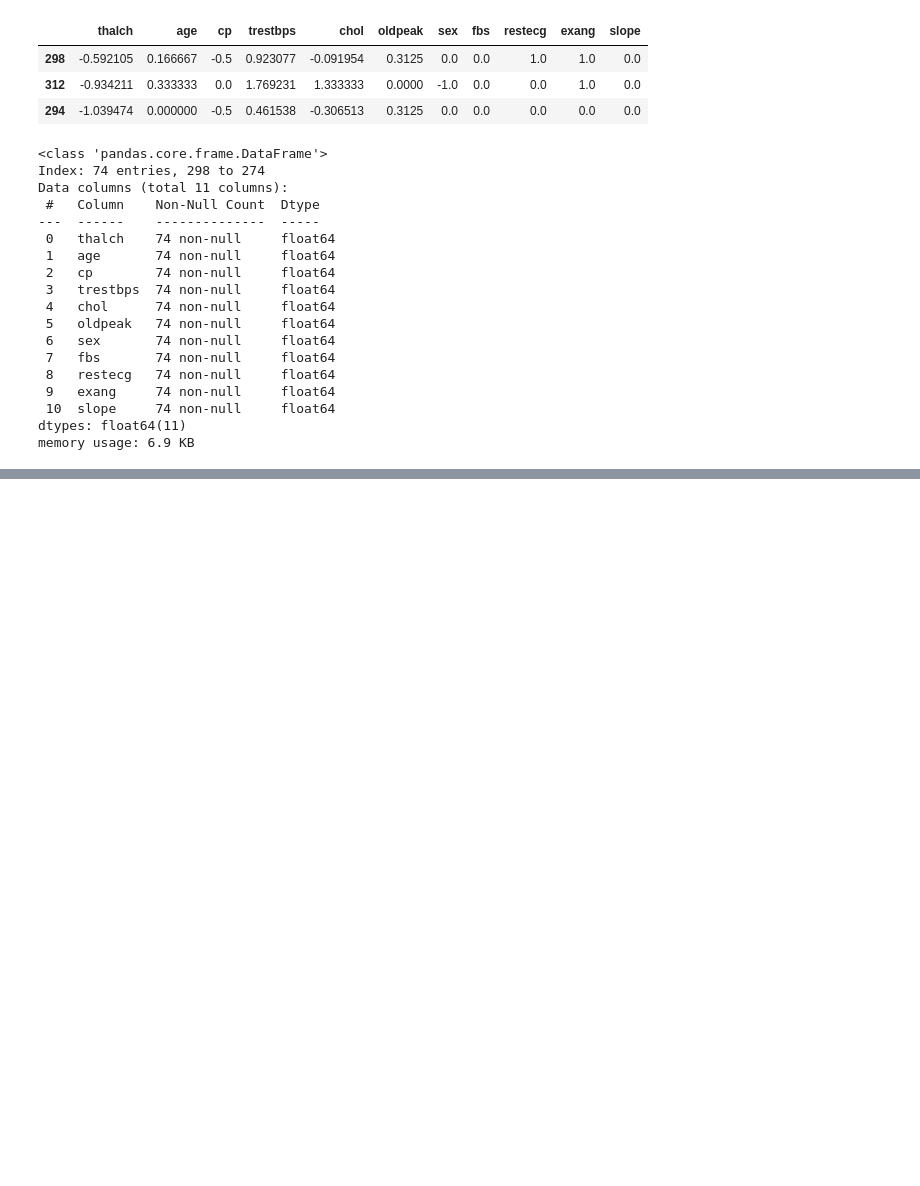
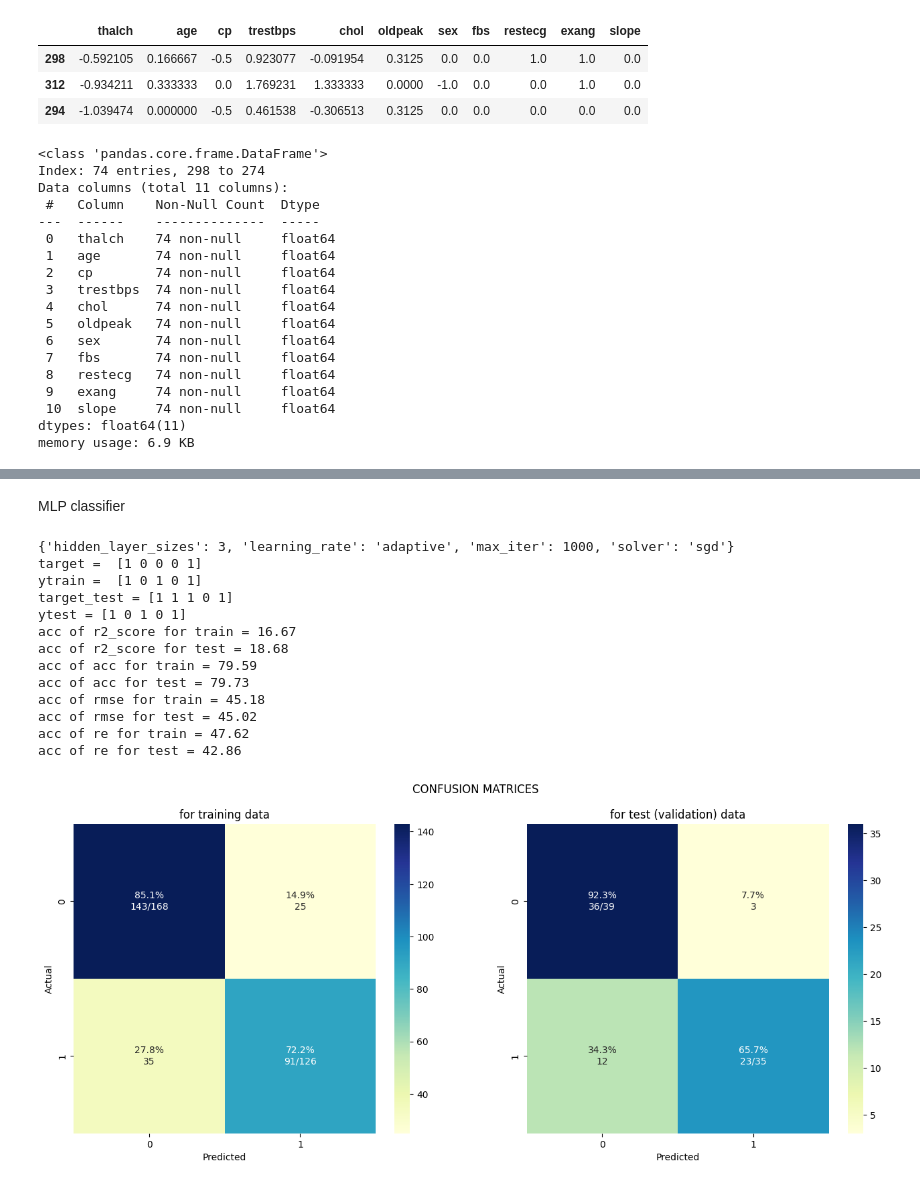
Before and after one commit to okechukwuchude/Heart-disease-prediction, a Jupyter notebook: hearth disease prediction.ipynb, the cells around one changed output, grey strips where cells are left out. Drawn from its saved outputs; the diff is of its cells as text; code cells hidden in the pictures; blank space fills up the shorter version.

```diff
--- a/hearth disease prediction.ipynb
+++ b/hearth disease prediction.ipynb
@@ -461,0 +718,31 @@ memory usage: 6.9 KB
+# %% [markdown]
+MLP classifier
+# %%
+%%time
+# MLPClassifier
+
+mlp = MLPClassifier()
+param_grid = {'hidden_layer_sizes': [i for i in range(2,5)],
+              'solver': ['sgd'],
+              'learning_rate': ['adaptive'],
+              'max_iter': [1000]
+              }
+mlp_GS = GridSearchCV(mlp, param_grid=param_grid, cv=cv_train, verbose=False)
+mlp_GS.fit(train, target)
+print(mlp_GS.best_params_)
+acc_metrics_calc(3,mlp_GS,train,test,target,target_test)
+# %% [output]
+{'hidden_layer_sizes': 3, 'learning_rate': 'adaptive', 'max_iter': 1000, 'solver': 'sgd'}
+target =  [1 0 0 0 1]
+ytrain =  [1 0 1 0 1]
+target_test = [1 1 1 0 1]
+ytest = [1 0 1 0 1]
+acc of r2_score for train = 16.67
+acc of r2_score for test = 18.68
+acc of acc for train = 79.59
+acc of acc for test = 79.73
+acc of rmse for train = 45.18
+acc of rmse for test = 45.02
+acc of re for train = 47.62
+acc of re for test = 42.86
+[figure, added]
```
Also changed, not shown: parts of 19 cells of this notebook.
